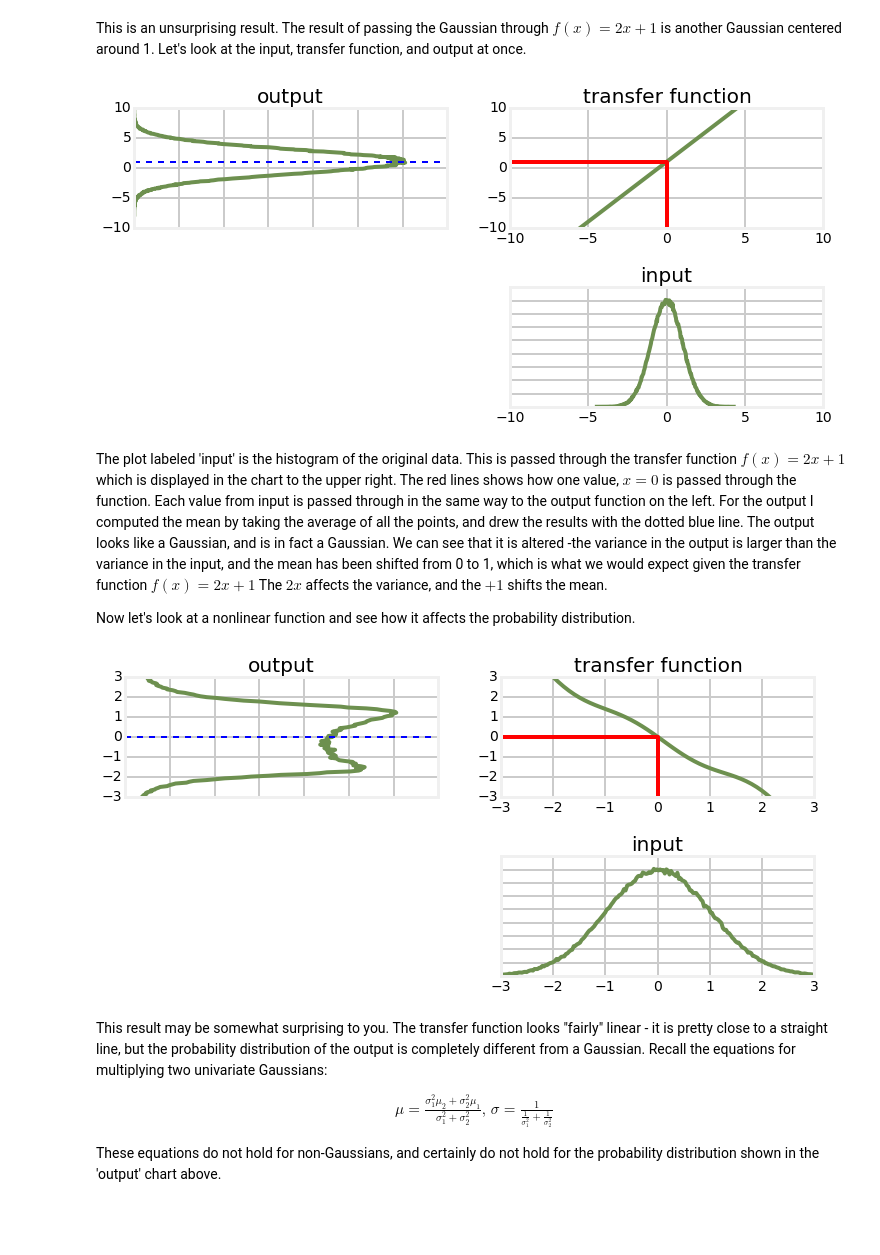
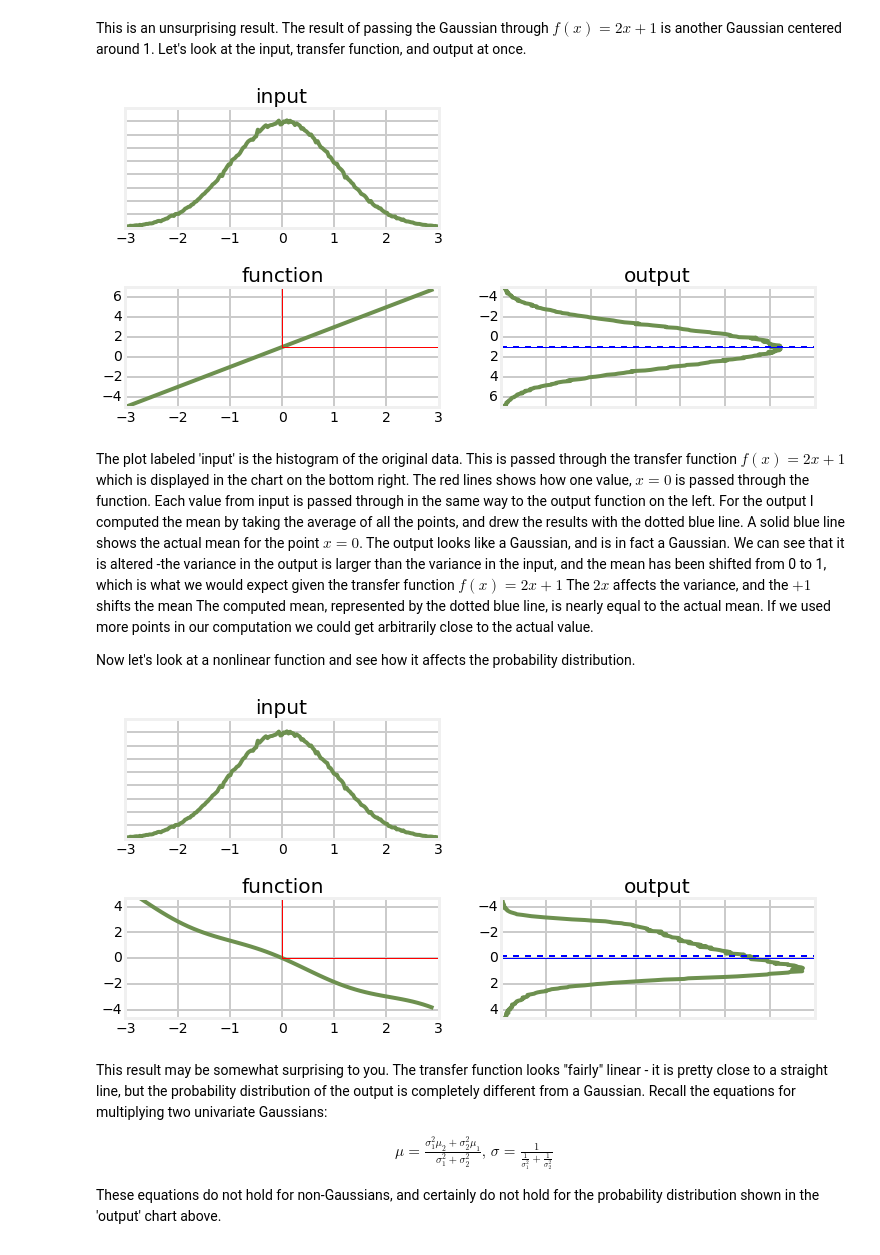
Before and after one commit to rlabbe/Kalman-and-Bayesian-Filters-in-Python, a Jupyter notebook: 09_Nonlinear_Filtering.ipynb, the cells around one changed output. Cells and saved outputs as stored; diff of their text form; code cells hidden in the pictures; blank space fills up the shorter version.

```diff
--- a/09_Nonlinear_Filtering.ipynb
+++ b/09_Nonlinear_Filtering.ipynb
@@ -102,10 +104,11 @@ Unfortunately Gaussians are not closed under an arbitrary nonlinear function. Re
 import numpy as np
 from numpy.random import normal
 
-data = normal(loc=0.0, scale=1, size=500000)
+gaussian = (0.0, 1.0)
+data = normal(loc=gaussian[0], scale=gaussian[1], size=500000)
 ys = 2*data + 1
 
-plt.hist(ys,1000)
+plt.hist(ys, 1000)
 plt.show()
 # %% [output]
 [figure]
@@ -114,27 +117,27 @@ This is an unsurprising result. The result of passing the Gaussian through $f(x)
 # %%
 from nonlinear_plots import plot_transfer_func
 
-def g(x):
+def g1(x):
     return 2*x+1
 
 with book_format.figsize(y=5):
-    plot_transfer_func(data, g, lims=(-10, 10), num_bins=300)
+    plot_transfer_func(data, g1, gaussian)
 # %% [output]
-[figure, old version]
+[figure, new version]
 # %% [markdown]
-The plot labeled 'input' is the histogram of the original data. This is passed through the transfer function $f(x)=2x+1$ which is displayed in the chart to the upper right. The red lines shows how one value, $x=0$ is passed through the function. Each value from input is passed through in the same way to the output function on the left. For the output I computed the mean by taking the average of all the points, and drew the results with the dotted blue line. The output looks like a Gaussian, and is in fact a Gaussian. We can see that it is altered -the variance in the output is larger than the variance in the input, and the mean has been shifted from 0 to 1, which is what we would expect given the transfer function $f(x)=2x+1$ The $2x$ affects the variance, and the $+1$ shifts the mean.
+The plot labeled 'input' is the histogram of the original data. This is passed through the transfer function $f(x)=2x+1$ which is displayed in the chart on the bottom right. The red lines shows how one value, $x=0$ is passed through the function. Each value from input is passed through in the same way to the output function on the left. For the output I computed the mean by taking the average of all the points, and drew the results with the dotted blue line. A solid blue line shows the actual mean for the point $x=0$. The output looks like a Gaussian, and is in fact a Gaussian. We can see that it is altered -the variance in the output is larger than the variance in the input, and the mean has been shifted from 0 to 1, which is what we would expect given the transfer function $f(x)=2x+1$ The $2x$ affects the variance, and the $+1$ shifts the mean The computed mean, represented by the dotted blue line, is nearly equal to the actual mean. If we used more points in our computation we could get arbitrarily close to the actual value.
 
 Now let's look at a nonlinear function and see how it affects the probability distribution.
 # %%
 from nonlinear_plots import plot_transfer_func
 
-def g(x):
-    return (np.cos(4*(x/2 + 0.7))) * np.sin(0.3*x) - 1.6*x
+def g2(x):
+    return (np.cos(3*(x/2 + 0.7))) * np.sin(0.3*x) - 1.6*x
 
 with book_format.figsize(y=5):
-    plot_transfer_func(data, g, lims=(-3, 3), num_bins=300)
+    plot_transfer_func(data, g2, gaussian)
 # %% [output]
-[figure, old version]
+[figure, new version]
 # %% [markdown]
 This result may be somewhat surprising to you. The transfer function looks "fairly" linear - it is pretty close to a straight line, but the probability distribution of the output is completely different from a Gaussian.  Recall the equations for multiplying two univariate Gaussians:
 $$\begin{aligned}
```
Also changed, not shown: parts of 11 cells of this notebook, 9 other files.
